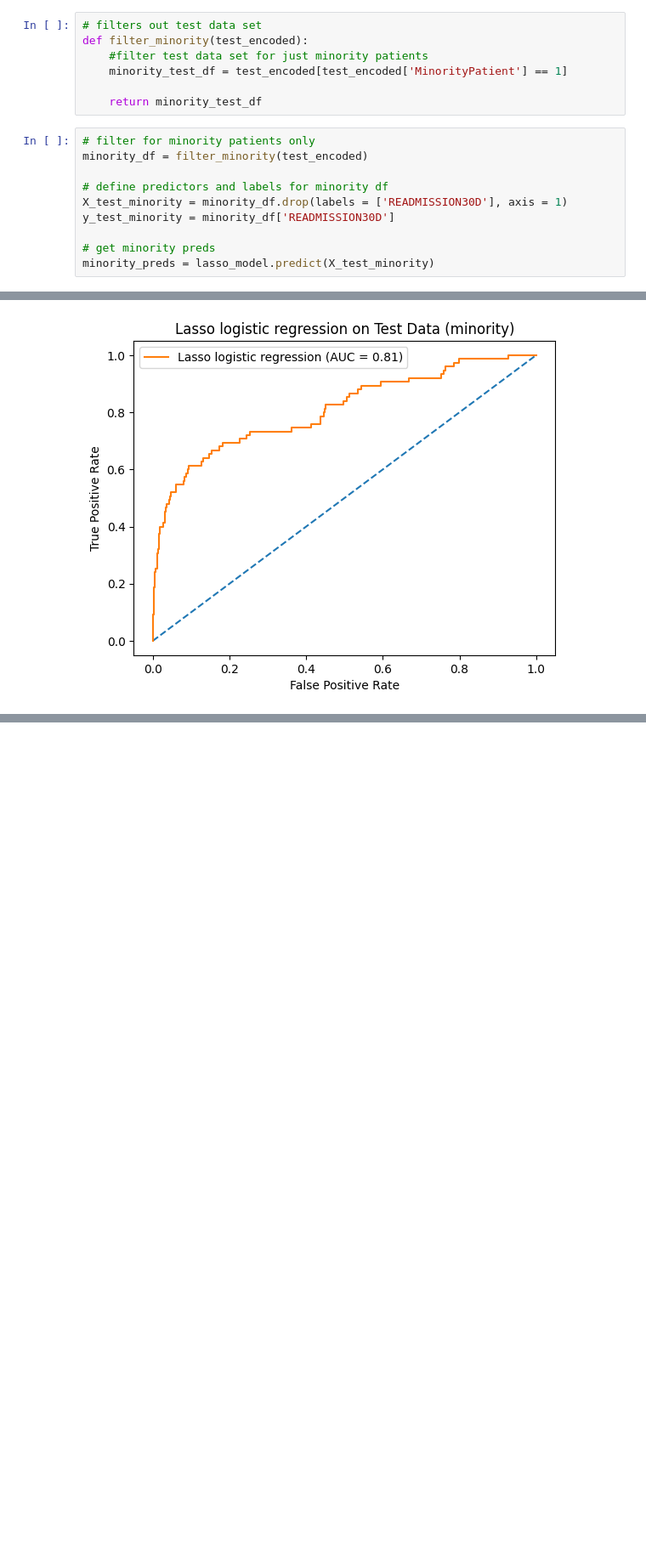
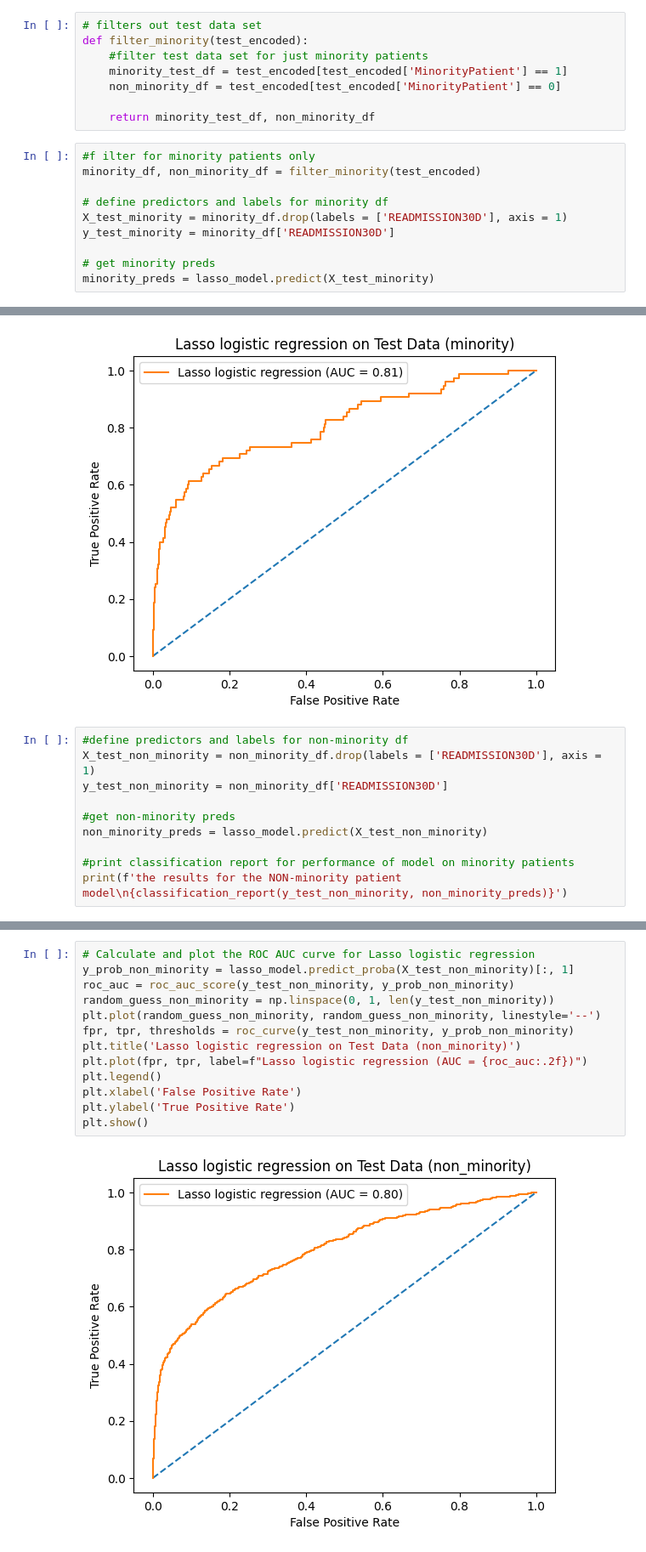
Before and after one commit to RutwikP/BME580_FinalProject, a Jupyter notebook: Lasso_test_preds.ipynb, the cells around one changed output, grey strips where cells are left out. Shown at 85% size. Drawn from its saved outputs; the diff is of its cells as text; blank space fills up the shorter version.

Commit message:
Added non-minority group analysis

```diff
--- a/Lasso_test_preds.ipynb
+++ b/Lasso_test_preds.ipynb
@@ -402,11 +402,12 @@ plt.show()
 def filter_minority(test_encoded):
     #filter test data set for just minority patients
     minority_test_df = test_encoded[test_encoded['MinorityPatient'] == 1]
+    non_minority_df = test_encoded[test_encoded['MinorityPatient'] == 0]
 
-    return minority_test_df
+    return minority_test_df, non_minority_df
 # %%
-# filter for minority patients only
-minority_df = filter_minority(test_encoded)
+#f ilter for minority patients only
+minority_df, non_minority_df = filter_minority(test_encoded)
 
 # define predictors and labels for minority df
 X_test_minority = minority_df.drop(labels = ['READMISSION30D'], axis = 1)
@@ -442,3 +443,13 @@ plt.ylabel('True Positive Rate')
 plt.show()
 # %% [output]
 [figure]
+# %%
+#define predictors and labels for non-minority df
+X_test_non_minority = non_minority_df.drop(labels = ['READMISSION30D'], axis = 1)
+y_test_non_minority = non_minority_df['READMISSION30D']
+
+#get non-minority preds
+non_minority_preds = lasso_model.predict(X_test_non_minority)
+
+#print classification report for performance of model on minority patients
+print(f'the results for the NON-minority patient model\n{classification_report(y_test_non_minority, non_minority_preds)}')
@@ -444,0 +466,15 @@ plt.show()
+# %%
+# Calculate and plot the ROC AUC curve for Lasso logistic regression
+y_prob_non_minority = lasso_model.predict_proba(X_test_non_minority)[:, 1]
+roc_auc = roc_auc_score(y_test_non_minority, y_prob_non_minority)
+random_guess_non_minority = np.linspace(0, 1, len(y_test_non_minority))
+plt.plot(random_guess_non_minority, random_guess_non_minority, linestyle='--')
+fpr, tpr, thresholds = roc_curve(y_test_non_minority, y_prob_non_minority)
+plt.title('Lasso logistic regression on Test Data (non_minority)')
+plt.plot(fpr, tpr, label=f"Lasso logistic regression (AUC = {roc_auc:.2f})")
+plt.legend()
+plt.xlabel('False Positive Rate')
+plt.ylabel('True Positive Rate')
+plt.show()
+# %% [output]
+[figure, added]
```
Also changed, not shown: parts of 1 cell of this notebook.
